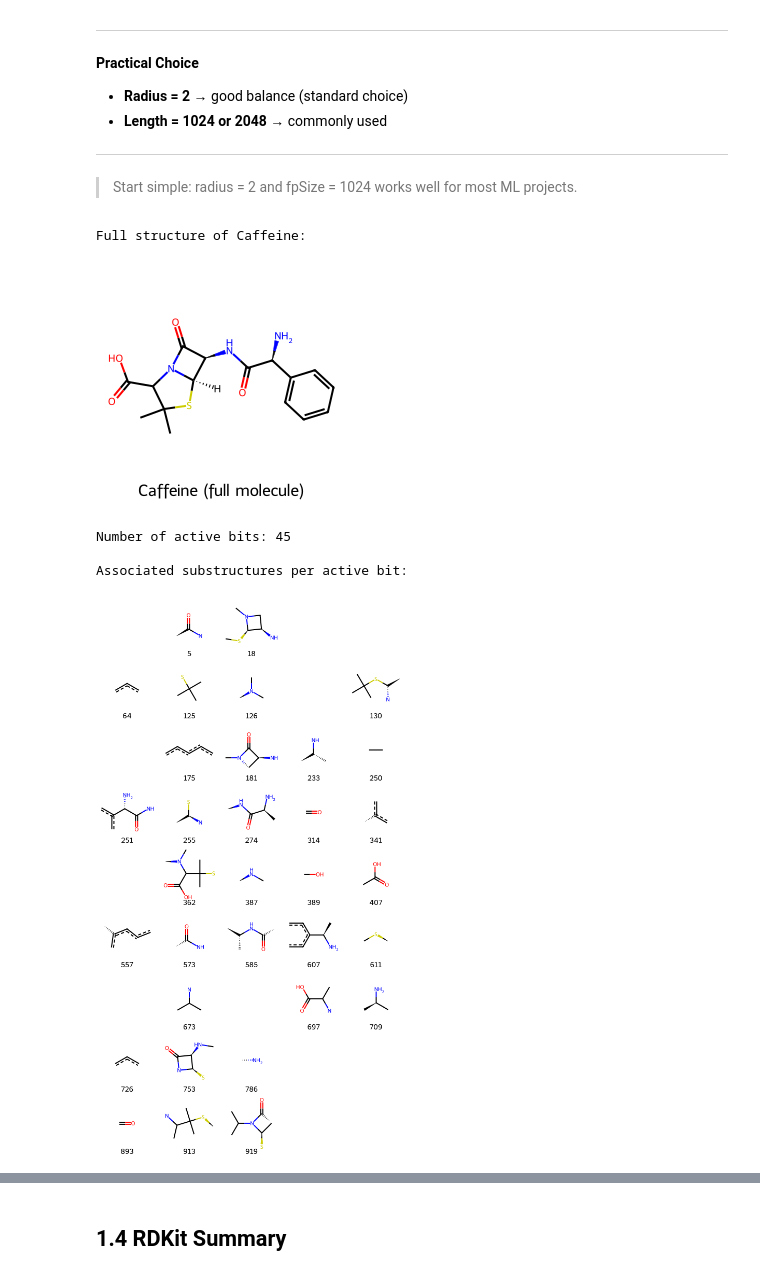
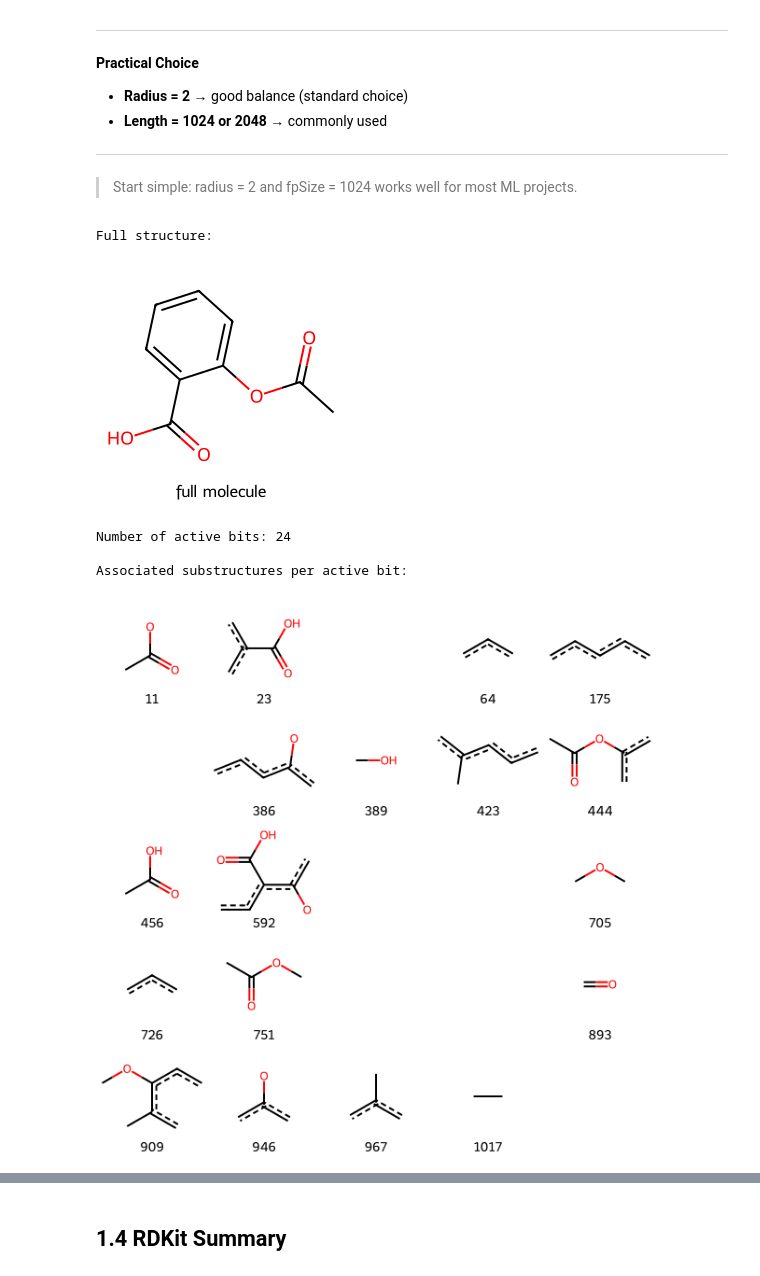
Before and after one commit to TI-COAST-AI/learning-materials, a Jupyter notebook: Workshop_ML_26_11_2026/RDKIT_COURSE_26_11_2026_.ipynb, the cells around one changed output, grey strips where cells are left out. Saved outputs shown, nothing was run; the diff lists cells and outputs as text; code cells hidden in the pictures.

```diff
--- a/Workshop_ML_26_11_2026/RDKIT_COURSE_26_11_2026_.ipynb
+++ b/Workshop_ML_26_11_2026/RDKIT_COURSE_26_11_2026_.ipynb
@@ -697,44 +687,44 @@ from rdkit.Chem import rdFingerprintGenerator, Draw, AllChem
 from IPython.display import display
 
 # Example molecule (caffeine)
-#smiles = "Cn1cnc2c1c(=O)n(C)c(=O)n2C"
-#mol = Chem.MolFromSmiles(smiles)
+smiles = "CC(=O)Oc1ccccc1C(=O)O"
+mol = Chem.MolFromSmiles(smiles)
 
-print("Full structure of Caffeine:")
-display(Draw.MolToImage(mol, size=(250, 250), legend="Caffeine (full molecule)"))
+print("Full structure:")
+display(Draw.MolToImage(mol, size=(250, 250), legend="full molecule"))
 
 # Get Morgan fingerprint + bit info
 bitInfo = {}
 fp = AllChem.GetMorganFingerprintAsBitVect(mol, radius=2, nBits=1024, bitInfo=bitInfo)
 
 # Get active bits (bits set to 1)
 on_bits = list(fp.GetOnBits())
 print("\nNumber of active bits:", len(on_bits))
 
 # Visualize the active substructures
 bits_to_show = on_bits[:1024]
 submols = []
 legends = []
 for bit in bits_to_show:
     atom_id, radius = bitInfo[bit][0]
     env = Chem.FindAtomEnvironmentOfRadiusN(mol, radius, atom_id)
     submol = Chem.PathToSubmol(mol, env)
     submols.append(submol)
     legends.append(str(bit))
 
 # Draw the fragments
 print("\nAssociated substructures per active bit:")
 display(Draw.MolsToGridImage(
     submols,
     molsPerRow=5,
     subImgSize=(120, 120),
     legends=legends
 ))
 # %% [output]
-Full structure of Caffeine:
+Full structure:
-[figure, old version]
+[figure, new version]
-Number of active bits: 45
+Number of active bits: 24
 
 Associated substructures per active bit:
-[figure, old version]
+[figure, new version]
 # %%
```
Also changed, not shown: parts of 2 cells of this notebook.
